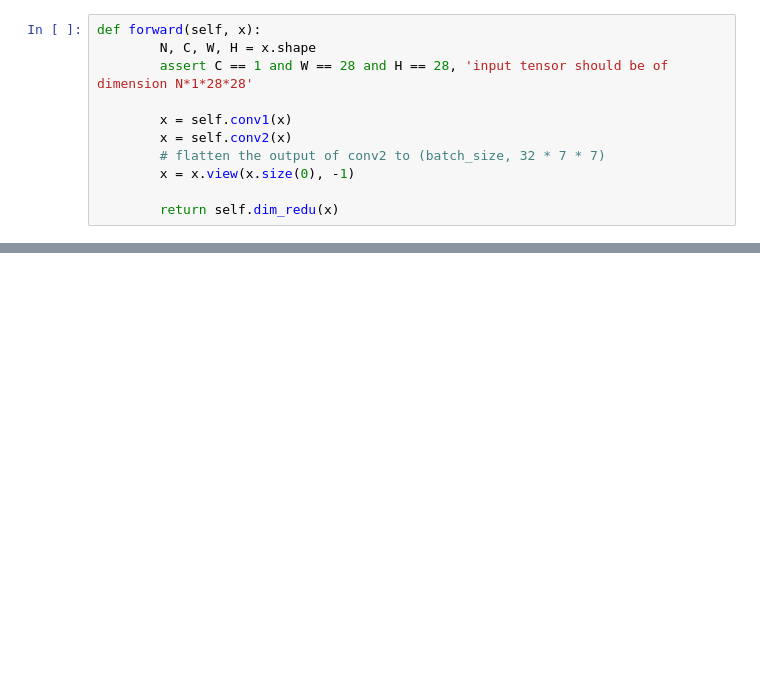
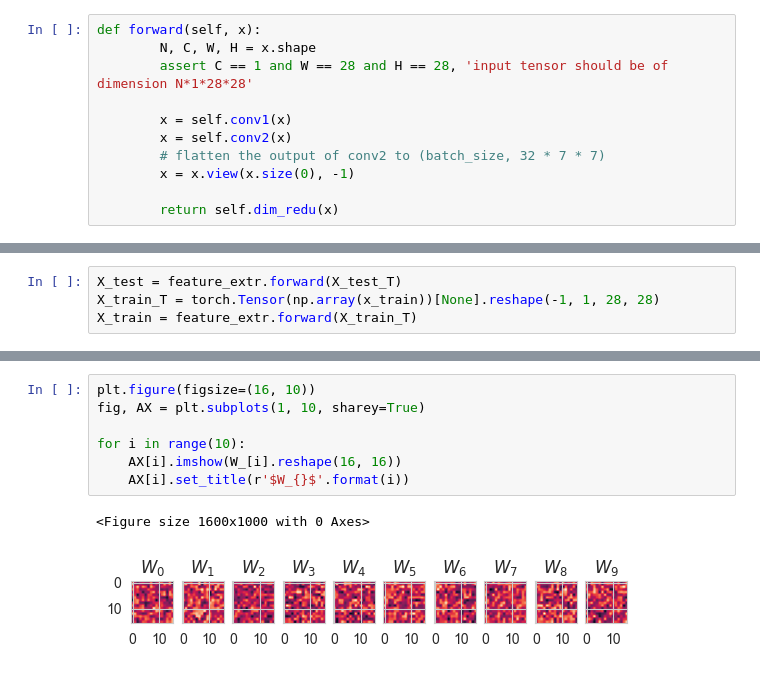
Before and after one commit to xdshiro/HW681, a Jupyter notebook: HW685/HW1/Tsvetkov_HM1_ECE685D_full.ipynb, the cells around one changed output, grey strips where cells are left out. Saved outputs shown, nothing was run; the diff lists cells and outputs as text; blank space fills up the shorter version.

```diff
--- a/HW685/HW1/Tsvetkov_HM1_ECE685D_full.ipynb
+++ b/HW685/HW1/Tsvetkov_HM1_ECE685D_full.ipynb
@@ -394,0 +299,4 @@ ValueError: not enough values to unpack (expected 4, got 2)
+# %%
+X_test = feature_extr.forward(X_test_T)
+X_train_T = torch.Tensor(np.array(x_train))[None].reshape(-1, 1, 28, 28)
+X_train = feature_extr.forward(X_train_T)
@@ -394,0 +368,10 @@ ValueError: not enough values to unpack (expected 4, got 2)
+# %%
+plt.figure(figsize=(16, 10))
+fig, AX = plt.subplots(1, 10, sharey=True)
+
+for i in range(10):
+    AX[i].imshow(W_[i].reshape(16, 16))
+    AX[i].set_title(r'$W_{}$'.format(i))
+# %% [output]
+<Figure size 1600x1000 with 0 Axes>
+[figure, added]
```
Also changed, not shown: parts of 18 cells of this notebook.
